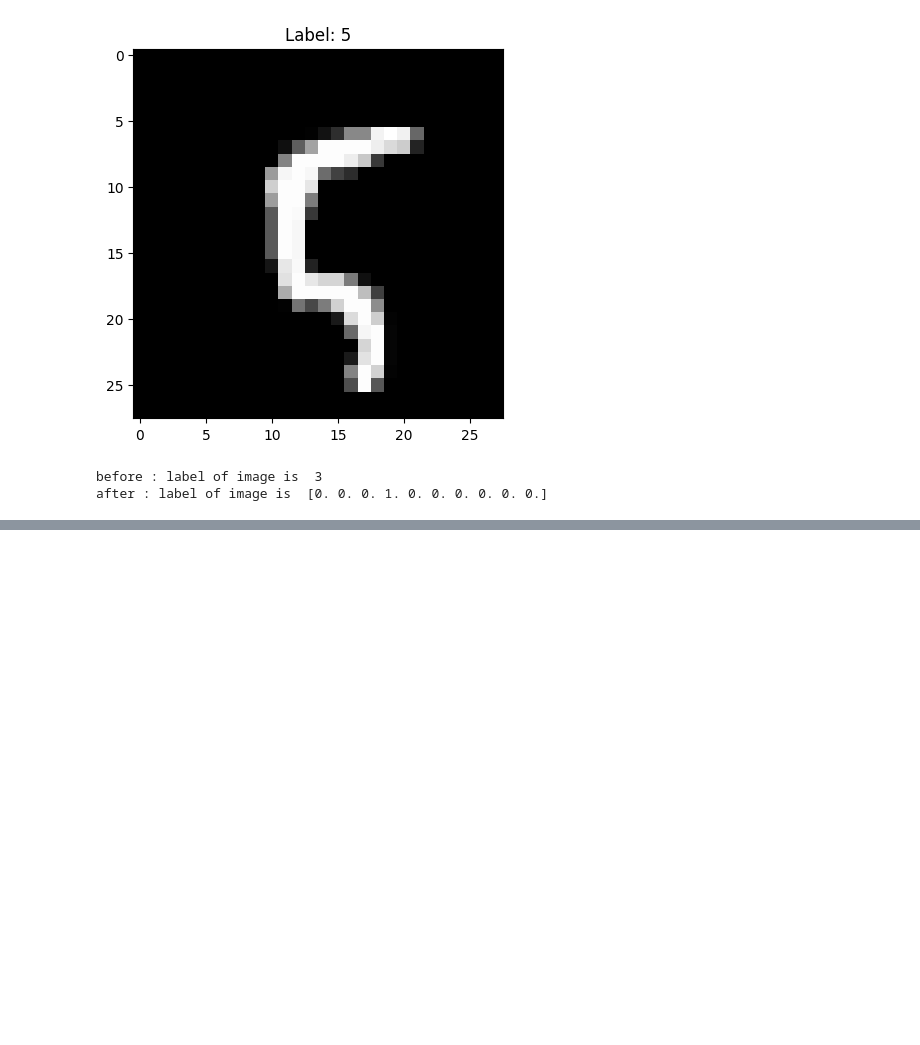
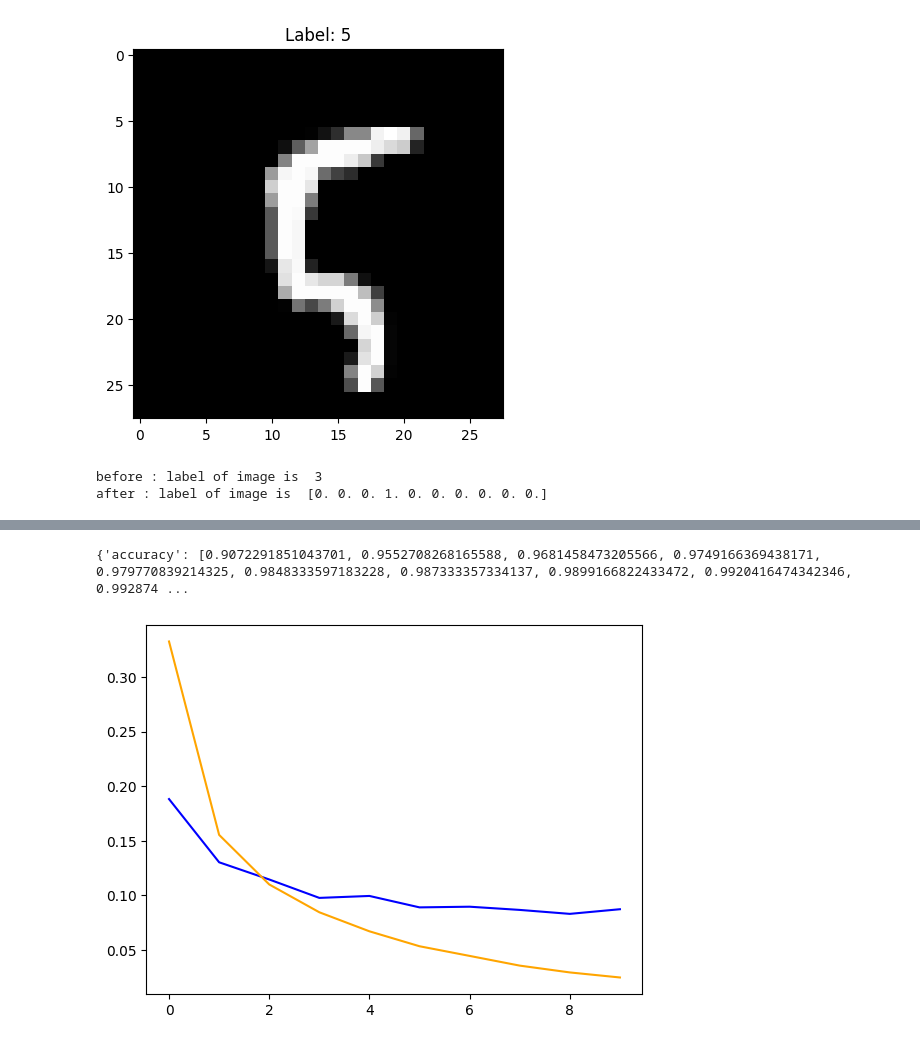
Before and after one commit to Praneeth0526/AI-Bootcamp, a Jupyter notebook: mnist_nl_keras.ipynb, the cells around one changed output, grey strips where cells are left out. Saved outputs shown, nothing was run; the diff lists cells and outputs as text; code cells hidden in the pictures; blank space fills up the shorter version.

```diff
--- a/mnist_nl_keras.ipynb
+++ b/mnist_nl_keras.ipynb
@@ -89,3 +79,10 @@ after : label of image is  [0. 0. 0. 1. 0. 0. 0. 0. 0. 0.]
 model = Sequential()
 model.add(Flatten(input_shape=(28, 28)))
 model.add(Dense(128, activation='relu'))
+model.add(Dense(10, activation='softmax'))
+# %%
+#compile
+model.compile(optimizer='adam', loss='categorical_crossentropy', metrics=['accuracy'])
+# %%
+#training
+result = model.fit(x_train, y_train, epochs=10, batch_size=64, validation_split=0.2)
@@ -91,0 +115,11 @@ model.add(Dense(128, activation='relu'))
+# %%
+print(result.history)
+# %% [output]
+{'accuracy': [0.9072291851043701, 0.9552708268165588, 0.9681458473205566, 0.9749166369438171, 0.979770839214325, 0.9848333597183228, 0.987333357334137, 0.9899166822433472, 0.9920416474342346, 0.992874 ...
+# %%
+#visulization
+plt.plot(result.history['val_loss'], label='Validation Accuracy',color='blue')
+plt.plot(result.history['loss'], label='Validation Loss',color='orange')
+plt.show()
+# %% [output]
+[figure, added]
```
Also changed, not shown: parts of 6 cells of this notebook, 1 other file.
